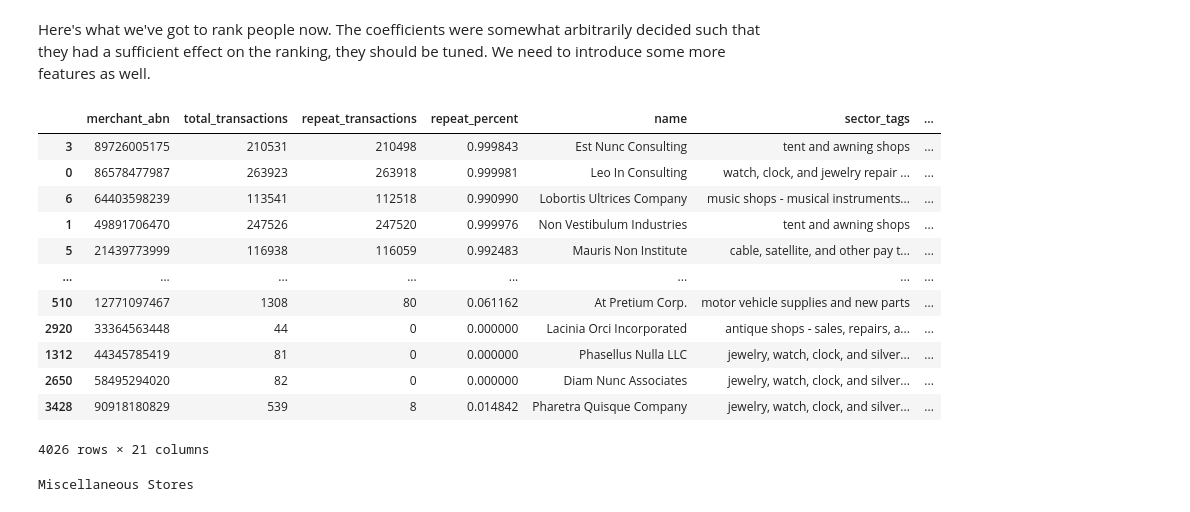
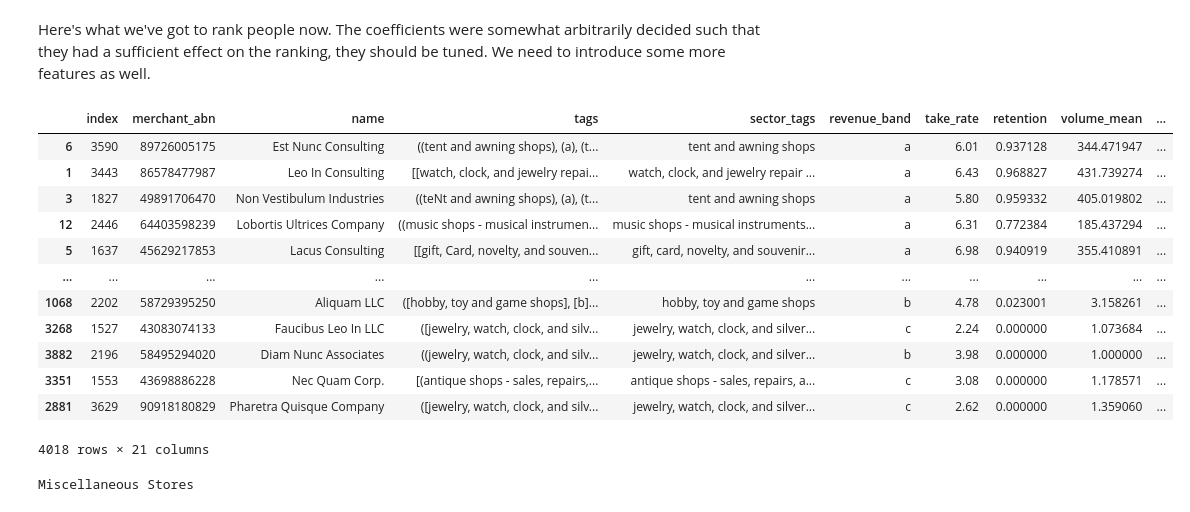
Before and after one commit to MAST30034-Applied-Data-Science/generic-buy-now-pay-later-project-group-17-adsb, a Jupyter notebook: notebooks/This is the model :(.ipynb, the cells around one changed output. Drawn from its saved outputs; the diff is of its cells as text; code cells hidden in the pictures.

Commit message:
Implement new customer retention rating

```diff
--- a/notebooks/This is the model :(.ipynb
+++ b/notebooks/This is the model :(.ipynb
@@ -92,0 +69,39 @@ retention
+# %%
+pd.options.mode.chained_assignment = None
+
+# retention = (Customers End - Customers New) / Customers Start
+def customer_retention(merchant_abn, transactions, month_period):
+    def month_diff(d1, d2):
+        return (d1.year - d2.year) * 12 + d1.month - d2.month
+
+    def new_customers(aggregated, period):
+        new = aggregated[aggregated["date_segment"] == period]["user_id"]
+        old = aggregated[aggregated["date_segment"] == period + 1]["user_id"]
+
+        return len(set(new) - set(old))
+
+    # filter for specific merchant
+    transactions = transactions.loc[transactions["merchant_abn"] == merchant_abn]
+
+    if len(transactions) == 0:
+        return []
+
+    latest_date = max(transactions["order_datetime"])
+    transactions["date_segment"] = transactions["order_datetime"].apply(lambda x: month_diff(latest_date, x) // month_period)
+    max_segment = max(transactions["date_segment"])
+
+    # aggregate by customer-timescale for specific merchant to get customers active within the timeframes
+    aggregate_by = ["user_id", "date_segment"]
+    aggregated_transactions = transactions.groupby(aggregate_by).count().add_suffix('_Count').reset_index()[aggregate_by]
+
+    n_cust = lambda x: len(aggregated_transactions[aggregated_transactions["date_segment"] == x])
+
+    retentions = [0 if n_cust(i+1) == 0 else (n_cust(i) - new_customers(aggregated_transactions, i))/n_cust(i+1) for i in range(0, max_segment - 1)]
+
+    return retentions
+# %%
+retention = merchants.reset_index()
+transactions["order_datetime"] = pd.to_datetime(transactions["order_datetime"])
+retention["retention"] = retention["merchant_abn"].apply(lambda x: np.mean(customer_retention(x, transactions, 6) or [0]))
+retention = retention.sort_values("retention", ascending=False)
+retention
@@ -166,22 +200,22 @@ counts
 Here's what we've got to rank people now. The coefficients were somewhat arbitrarily decided such that they had a sufficient effect on the ranking, they should be tuned. We need to introduce some more features as well.
 # %%
 ranking = retention.reset_index().merge(counts).merge(revenue_and_momentum).fillna(0)
-ranking["score"] = ranking["9-month-sma"].multiply(ranking["take_rate"].astype(float))/100 + 0.5 * (ranking["9-month-sma-diff"] + ranking["5-month-sma-diff"] + ranking["3-month-sma-diff"]) + 50 * (ranking["volume_mean"] - ranking["volume_stdev"]) + ranking["repeat_percent"] * 10000
+ranking["score"] = ranking["9-month-sma"].multiply(ranking["take_rate"].astype(float))/100 + 0.5 * (ranking["9-month-sma-diff"] + ranking["5-month-sma-diff"] + ranking["3-month-sma-diff"]) + 50 * (ranking["volume_mean"] - ranking["volume_stdev"]) + ranking["retention"] * 10000
 ranking.sort_values("score", ascending=False)
 # %% [output]
-|  | merchant_abn | total_transactions | repeat_transactions | repeat_percent | name | sector_tags | ... |
-| 3 | 89726005175 | 210531 | 210498 | 0.999843 | Est Nunc Consulting | tent and awning shops | ... |
-| 0 | 86578477987 | 263923 | 263918 | 0.999981 | Leo In Consulting | watch, clock, and jewelry repair ... | ... |
-| 6 | 64403598239 | 113541 | 112518 | 0.990990 | Lobortis Ultrices Company | music shops - musical instruments... | ... |
-| 1 | 49891706470 | 247526 | 247520 | 0.999976 | Non Vestibulum Industries | tent and awning shops | ... |
-| 5 | 21439773999 | 116938 | 116059 | 0.992483 | Mauris Non Institute | cable, satellite, and other pay t... | ... |
-| ... | ... | ... | ... | ... | ... | ... | ... |
-| 510 | 12771097467 | 1308 | 80 | 0.061162 | At Pretium Corp. | motor vehicle supplies and new parts | ... |
-| 2920 | 33364563448 | 44 | 0 | 0.000000 | Lacinia Orci Incorporated | antique shops - sales, repairs, a... | ... |
-| 1312 | 44345785419 | 81 | 0 | 0.000000 | Phasellus Nulla LLC | jewelry, watch, clock, and silver... | ... |
-| 2650 | 58495294020 | 82 | 0 | 0.000000 | Diam Nunc Associates | jewelry, watch, clock, and silver... | ... |
-| 3428 | 90918180829 | 539 | 8 | 0.014842 | Pharetra Quisque Company | jewelry, watch, clock, and silver... | ... |
+|  | index | merchant_abn | name | tags | sector_tags | revenue_band | take_rate | retention | volume_mean | ... |
+| 6 | 3590 | 89726005175 | Est Nunc Consulting | ((tent and awning shops), (a), (t... | tent and awning shops | a | 6.01 | 0.937128 | 344.471947 | ... |
+| 1 | 3443 | 86578477987 | Leo In Consulting | [[watch, clock, and jewelry repai... | watch, clock, and jewelry repair ... | a | 6.43 | 0.968827 | 431.739274 | ... |
+| 3 | 1827 | 49891706470 | Non Vestibulum Industries | ((teNt and awning shops), (a), (t... | tent and awning shops | a | 5.80 | 0.959332 | 405.019802 | ... |
+| 12 | 2446 | 64403598239 | Lobortis Ultrices Company | ((music shops - musical instrumen... | music shops - musical instruments... | a | 6.31 | 0.772384 | 185.437294 | ... |
+| 5 | 1637 | 45629217853 | Lacus Consulting | [[gift, Card, novelty, and souven... | gift, card, novelty, and souvenir... | a | 6.98 | 0.940919 | 355.410891 | ... |
+| ... | ... | ... | ... | ... | ... | ... | ... | ... | ... | ... |
+| 1068 | 2202 | 58729395250 | Aliquam LLC | ([hobby, toy and game shops], [b]... | hobby, toy and game shops | b | 4.78 | 0.023001 | 3.158261 | ... |
+| 3268 | 1527 | 43083074133 | Faucibus Leo In LLC | ([jewelry, watch, clock, and silv... | jewelry, watch, clock, and silver... | c | 2.24 | 0.000000 | 1.073684 | ... |
+| 3882 | 2196 | 58495294020 | Diam Nunc Associates | ((jewelry, watch, clock, and silv... | jewelry, watch, clock, and silver... | b | 3.98 | 0.000000 | 1.000000 | ... |
+| 3351 | 1553 | 43698886228 | Nec Quam Corp. | [(antique shops - sales, repairs,... | antique shops - sales, repairs, a... | c | 3.08 | 0.000000 | 1.178571 | ... |
+| 2881 | 3629 | 90918180829 | Pharetra Quisque Company | ([jewelry, watch, clock, and silv... | jewelry, watch, clock, and silver... | c | 2.62 | 0.000000 | 1.359060 | ... |
-4026 rows × 21 columns
+4018 rows × 21 columns
 # %%
 merchant_groupings = {
     "tent and awning shops": "Miscellaneous Stores",
```
Also changed, not shown: parts of 10 cells of this notebook, 1 other file.
